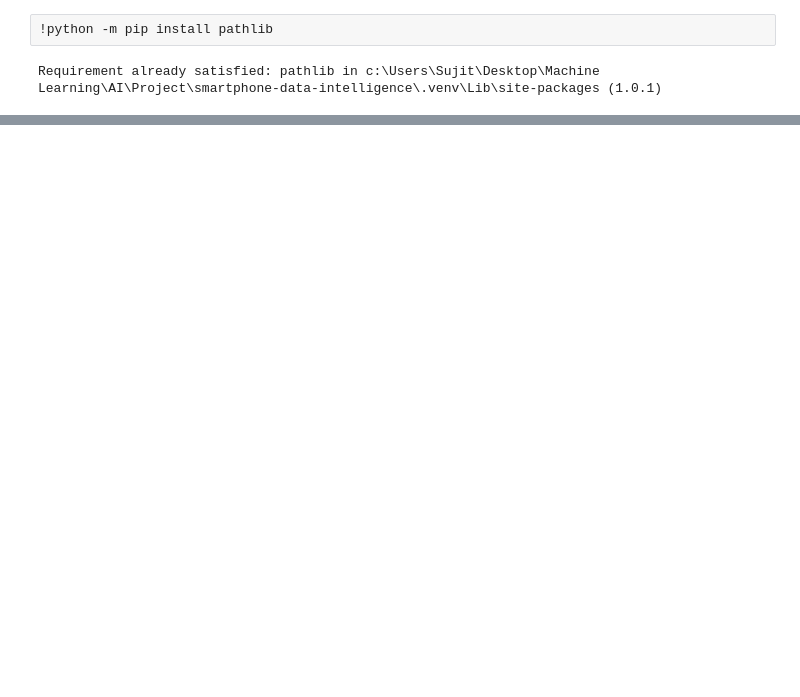
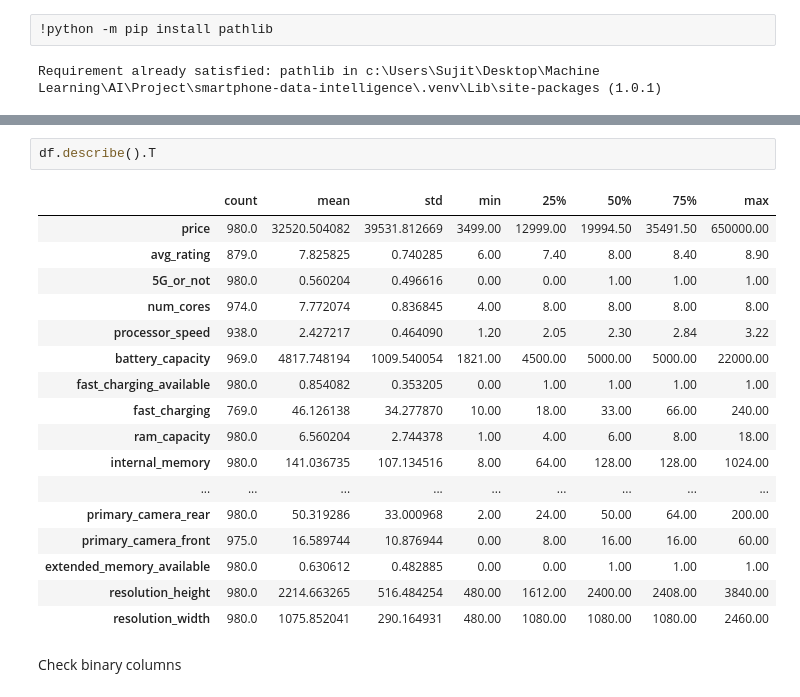
Before and after one commit to its-rana-here/smartphone-data-intelligence, a Jupyter notebook: notebooks/01_data_inspection.ipynb, the cells around one changed output, grey strips where cells are left out. Drawn from its saved outputs; the diff is of its cells as text; blank space fills up the shorter version.

```diff
--- a/notebooks/01_data_inspection.ipynb
+++ b/notebooks/01_data_inspection.ipynb
@@ -10,0 +197,22 @@ Requirement already satisfied: pathlib in c:\Users\Sujit\Desktop\Machine Learnin
+# %%
+df.describe().T
+# %% [output]
+|  | count | mean | std | min | 25% | 50% | 75% | max |
+| price | 980.0 | 32520.504082 | 39531.812669 | 3499.00 | 12999.00 | 19994.50 | 35491.50 | 650000.00 |
+| avg_rating | 879.0 | 7.825825 | 0.740285 | 6.00 | 7.40 | 8.00 | 8.40 | 8.90 |
+| 5G_or_not | 980.0 | 0.560204 | 0.496616 | 0.00 | 0.00 | 1.00 | 1.00 | 1.00 |
+| num_cores | 974.0 | 7.772074 | 0.836845 | 4.00 | 8.00 | 8.00 | 8.00 | 8.00 |
+| processor_speed | 938.0 | 2.427217 | 0.464090 | 1.20 | 2.05 | 2.30 | 2.84 | 3.22 |
+| battery_capacity | 969.0 | 4817.748194 | 1009.540054 | 1821.00 | 4500.00 | 5000.00 | 5000.00 | 22000.00 |
+| fast_charging_available | 980.0 | 0.854082 | 0.353205 | 0.00 | 1.00 | 1.00 | 1.00 | 1.00 |
+| fast_charging | 769.0 | 46.126138 | 34.277870 | 10.00 | 18.00 | 33.00 | 66.00 | 240.00 |
+| ram_capacity | 980.0 | 6.560204 | 2.744378 | 1.00 | 4.00 | 6.00 | 8.00 | 18.00 |
+| internal_memory | 980.0 | 141.036735 | 107.134516 | 8.00 | 64.00 | 128.00 | 128.00 | 1024.00 |
+| ... | ... | ... | ... | ... | ... | ... | ... | ... |
+| primary_camera_rear | 980.0 | 50.319286 | 33.000968 | 2.00 | 24.00 | 50.00 | 64.00 | 200.00 |
+| primary_camera_front | 975.0 | 16.589744 | 10.876944 | 0.00 | 8.00 | 16.00 | 16.00 | 60.00 |
+| extended_memory_available | 980.0 | 0.630612 | 0.482885 | 0.00 | 0.00 | 1.00 | 1.00 | 1.00 |
+| resolution_height | 980.0 | 2214.663265 | 516.484254 | 480.00 | 1612.00 | 2400.00 | 2408.00 | 3840.00 |
+| resolution_width | 980.0 | 1075.852041 | 290.164931 | 480.00 | 1080.00 | 1080.00 | 1080.00 | 2460.00 |
+# %% [markdown]
+Check binary columns
```
Also changed, not shown: parts of 25 cells of this notebook, 12 other files.
